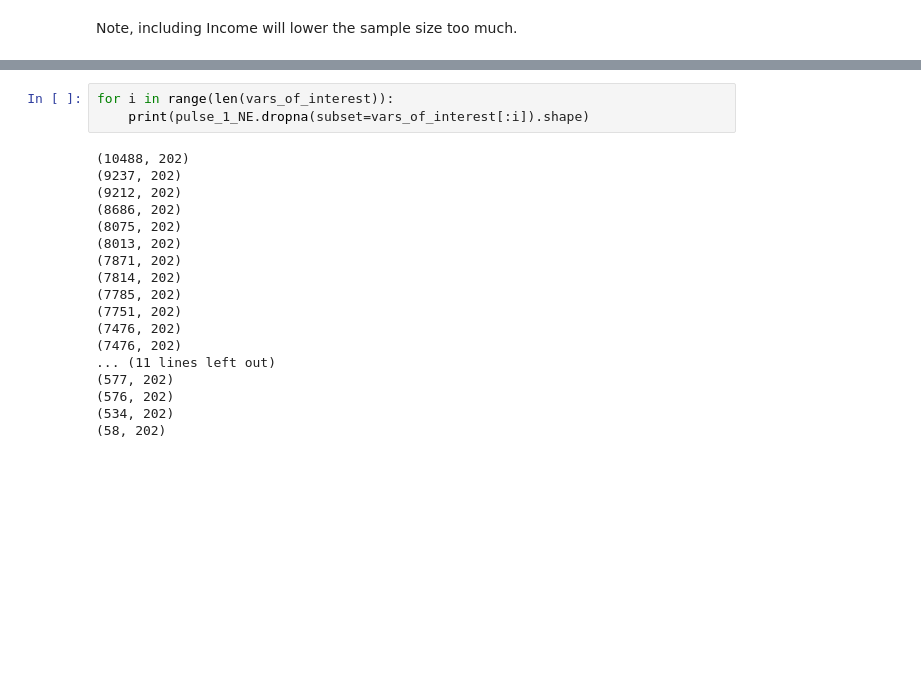
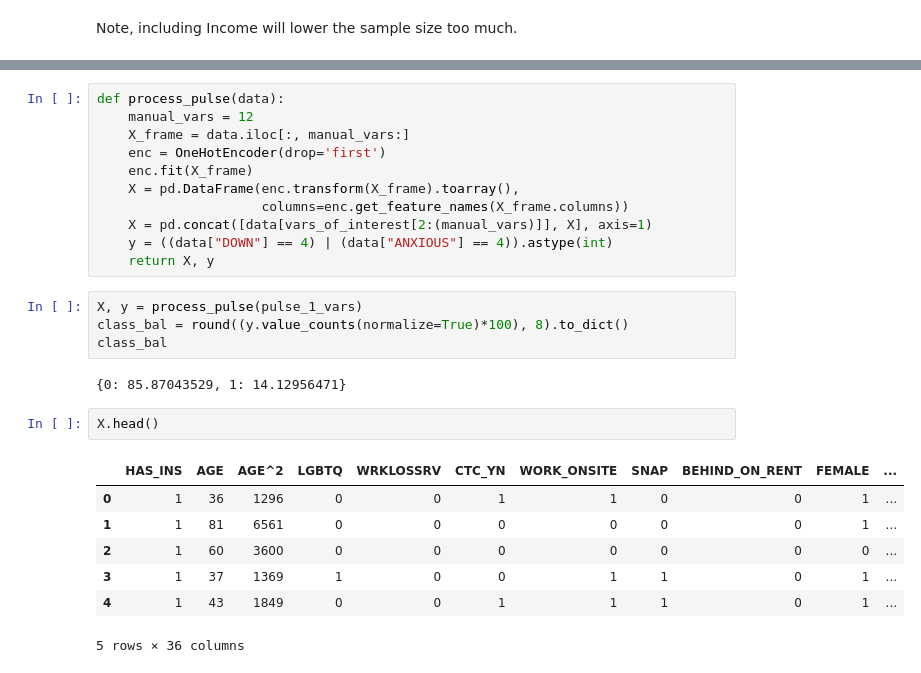
Before and after one commit to peter-amerkhanian/Health-Trends-During-Covid, a Jupyter notebook: Covid Death Trends.ipynb, the cells around one changed output, grey strips where cells are left out. Drawn from its saved outputs; the diff is of its cells as text; blank space fills up the shorter version.

```diff
--- a/Covid Death Trends.ipynb
+++ b/Covid Death Trends.ipynb
@@ -164,21 +311,27 @@ pulse_1_NE_vars = pulse_1_NE.dropna(subset=vars_of_interest)[vars_of_interest]
+# %%
+def process_pulse(data):
+    manual_vars = 12
+    X_frame = data.iloc[:, manual_vars:]
+    enc = OneHotEncoder(drop='first')
+    enc.fit(X_frame)
+    X = pd.DataFrame(enc.transform(X_frame).toarray(),
+                     columns=enc.get_feature_names(X_frame.columns))
+    X = pd.concat([data[vars_of_interest[2:(manual_vars)]], X], axis=1)
+    y = ((data["DOWN"] == 4) | (data["ANXIOUS"] == 4)).astype(int)
+    return X, y
 # %%
-for i in range(len(vars_of_interest)):
-    print(pulse_1_NE.dropna(subset=vars_of_interest[:i]).shape)
+X, y = process_pulse(pulse_1_vars)
+class_bal = round((y.value_counts(normalize=True)*100), 8).to_dict()
+class_bal
 # %% [output]
-(10488, 202)
-(9237, 202)
-(9212, 202)
-(8686, 202)
-(8075, 202)
-(8013, 202)
-(7871, 202)
-(7814, 202)
-(7785, 202)
-(7751, 202)
-(7476, 202)
-(7476, 202)
-... (11 lines left out)
-(577, 202)
-(576, 202)
-(534, 202)
-(58, 202)
+{0: 85.87043529, 1: 14.12956471}
+# %%
+X.head()
+# %% [output]
+|  | HAS_INS | AGE | AGE^2 | LGBTQ | WRKLOSSRV | CTC_YN | WORK_ONSITE | SNAP | BEHIND_ON_RENT | FEMALE | ... |
+| 0 | 1 | 36 | 1296 | 0 | 0 | 1 | 1 | 0 | 0 | 1 | ... |
+| 1 | 1 | 81 | 6561 | 0 | 0 | 0 | 0 | 0 | 0 | 1 | ... |
+| 2 | 1 | 60 | 3600 | 0 | 0 | 0 | 0 | 0 | 0 | 0 | ... |
+| 3 | 1 | 37 | 1369 | 1 | 0 | 0 | 1 | 1 | 0 | 1 | ... |
+| 4 | 1 | 43 | 1849 | 0 | 0 | 1 | 1 | 1 | 0 | 1 | ... |
+5 rows × 36 columns
```
Also changed, not shown: parts of 66 cells of this notebook, 4 other files.
